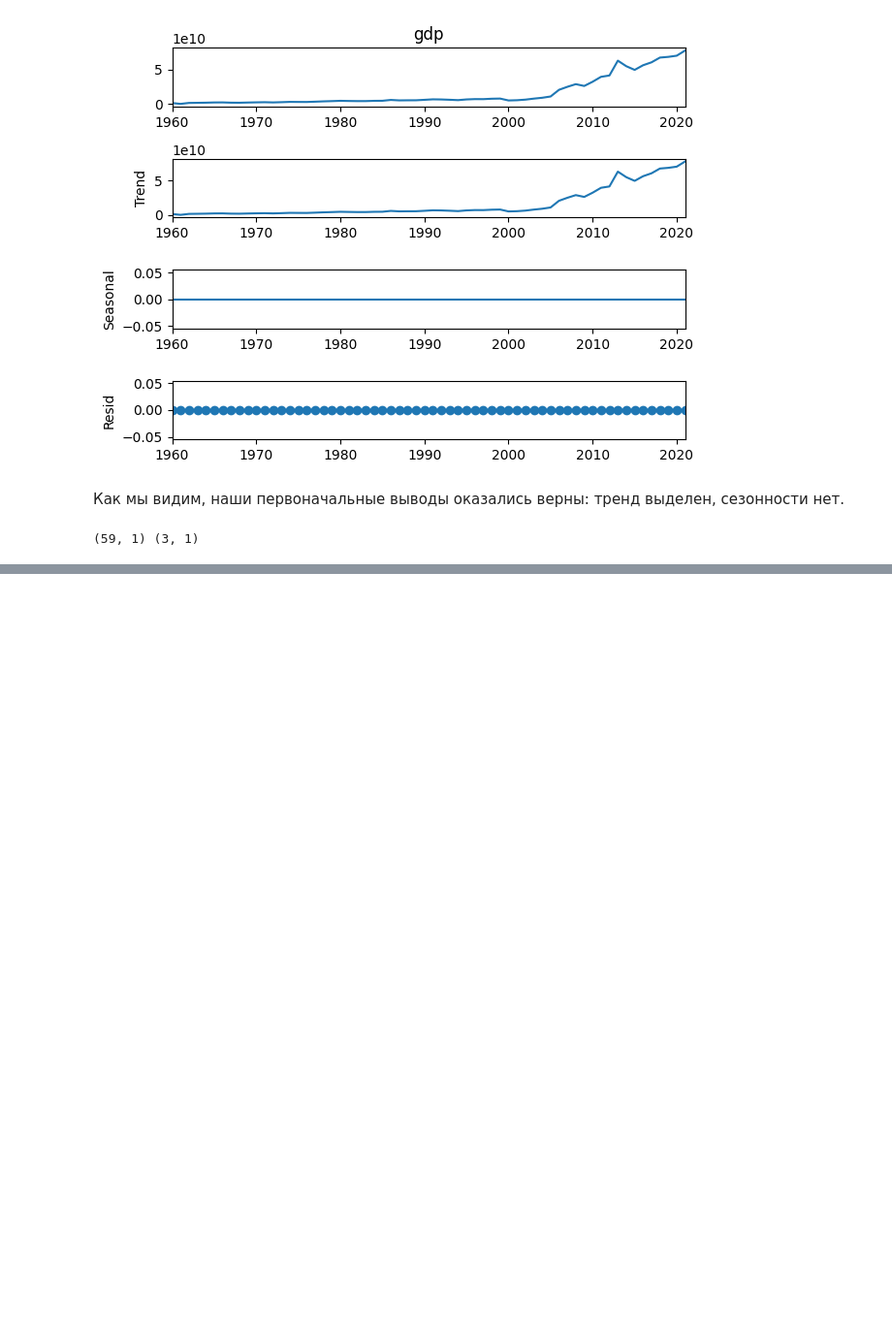
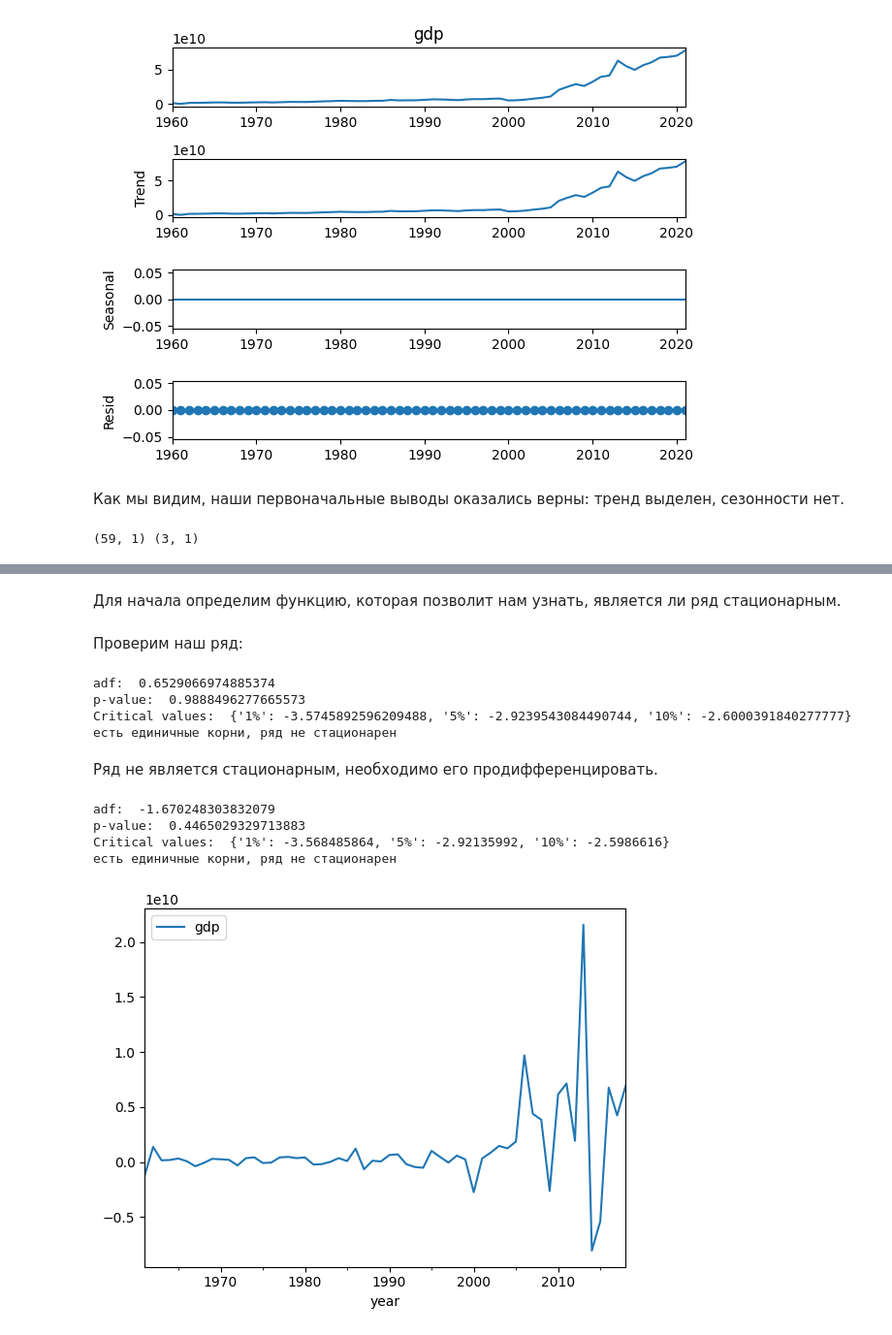
Before and after one commit to botovalex/SFDC, a Jupyter notebook: ML_in_business/ML-13_project_ABotov.ipynb, the cells around one changed output, grey strips where cells are left out. Shown at 97% size. Saved outputs shown, nothing was run; the diff lists cells and outputs as text; code cells hidden in the pictures; blank space fills up the shorter version.

```diff
--- a/ML_in_business/ML-13_project_ABotov.ipynb
+++ b/ML_in_business/ML-13_project_ABotov.ipynb
@@ -71,0 +103,38 @@ print(train_df.shape, test_df.shape)
+# %% [markdown]
+Для начала определим функцию, которая позволит нам узнать, является ли ряд стационарным.
+# %%
+def stat_test(df):
+    """Определить, является ли входящий временной ряд стационарным
+
+    Args:
+        df (DataFrame): Dataframe с временным рядом на проверку стационарности тестом Дики-Фуллера
+    """
+    test = sm.tsa.adfuller(df)
+    print ('adf: ', test[0] )
+    print ('p-value: ', test[1])
+    print('Critical values: ', test[4])
+    if test[0]> test[4]['5%']:
+        print ('есть единичные корни, ряд не стационарен')
+    else:
+        print ('единичных корней нет, ряд стационарен')
+# %% [markdown]
+Проверим наш ряд:
+# %%
+stat_test(train_df)
+# %% [output]
+adf:  0.6529066974885374
+p-value:  0.9888496277665573
+Critical values:  {'1%': -3.5745892596209488, '5%': -2.9239543084490744, '10%': -2.6000391840277777}
+есть единичные корни, ряд не стационарен
+# %% [markdown]
+Ряд не является стационарным, необходимо его продифференцировать.
+# %%
+train_df_diff_1 = train_df.diff().dropna()
+train_df_diff_1.plot()
+stat_test(train_df_diff_1)
+# %% [output]
+adf:  -1.670248303832079
+p-value:  0.4465029329713883
+Critical values:  {'1%': -3.568485864, '5%': -2.92135992, '10%': -2.5986616}
+есть единичные корни, ряд не стационарен
+[figure, added]
```
Also changed, not shown: parts of 12 cells of this notebook.
